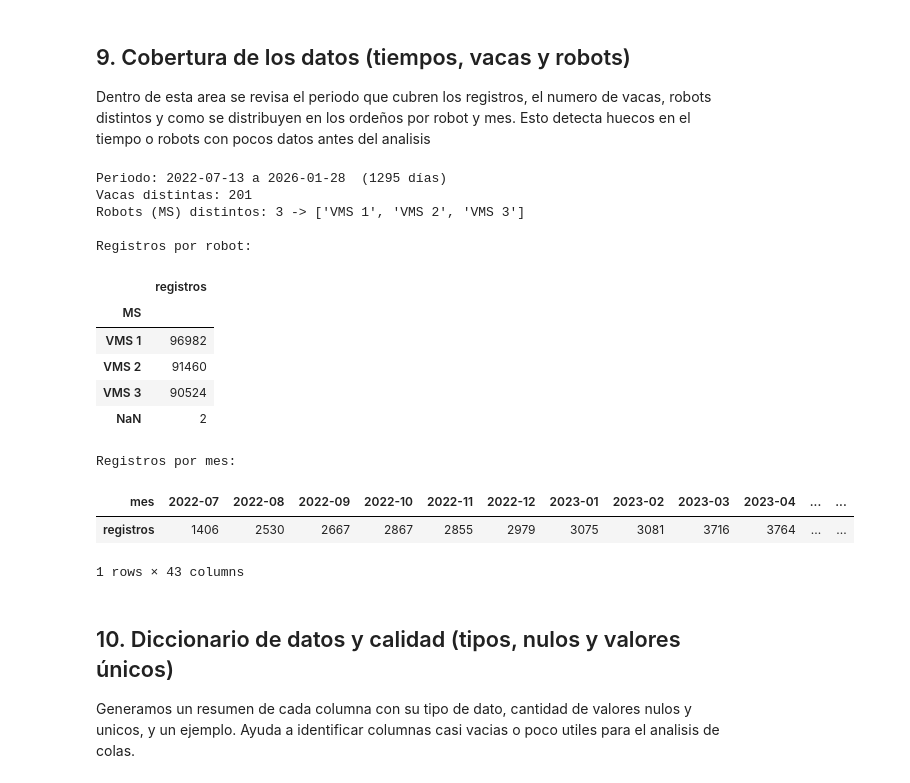
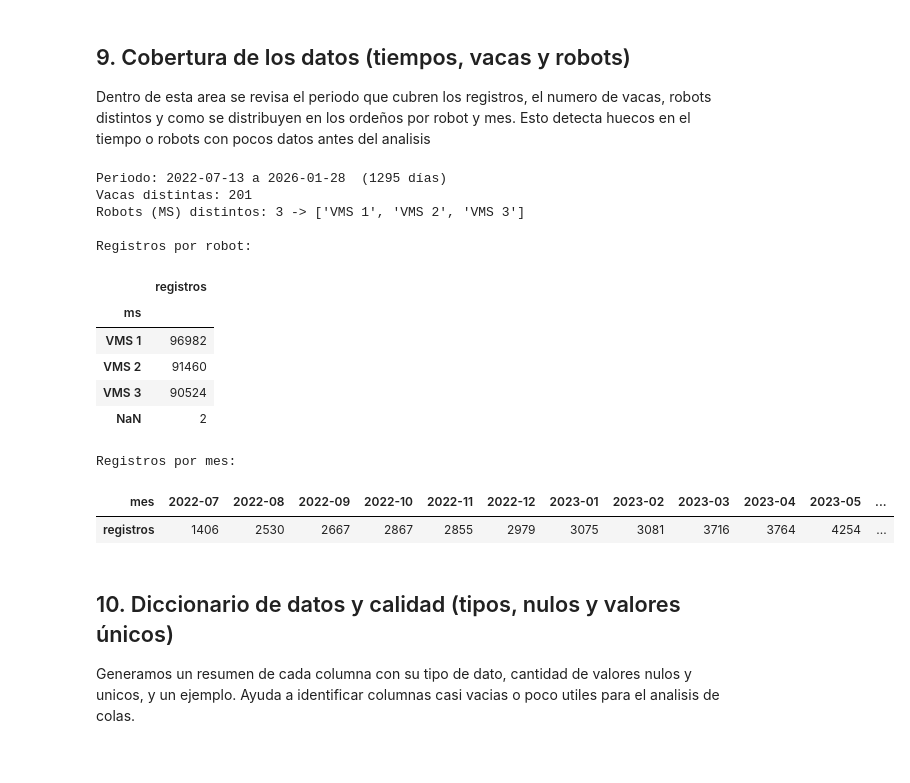
Before and after one commit to kamimartinez/VMS-prediction, a Jupyter notebook: DataUnderstanding.ipynb, the cells around one changed output. Saved outputs shown, nothing was run; the diff lists cells and outputs as text; code cells hidden in the pictures.

```diff
--- a/DataUnderstanding.ipynb
+++ b/DataUnderstanding.ipynb
@@ -217,5 +342,7 @@ def show_details(lista_concentrado, lista_produccion_leche):
       display(produccionesLecheSesion.head())
   else:
       print("No se encontraron archivos de Producción de Leche.")
+
+  return concentradoConsumido, produccionesLecheSesion
 # %%
 lista_concentrado, lista_produccion_leche = read_detailed_data()
@@ -249,0 +357,2 @@ Total de filas: 278968 | Columnas: ['Hora de inicio', 'Número de ordeño', 'Dur
+# %%
+concentradoConsumido, prodLecheSesion = show_details(lista_concentrado, lista_produccion_leche)
@@ -285,18 +412,18 @@ def a_min(serie):
   s = s.str.split(" ").str[-1]
   return pd.to_timedelta(s, errors= "coerce").dt.total_seconds() / 60
 
-df["Hora de inicio"] = pd.to_datetime(df["Hora de inicio"], errors="coerce")
-df["duracion_min"] = a_min(df["Duración (mm:ss)"])
-df["intervalo_min"] = a_min(df['Intervalo de ordeño (hh:mm)'])
+df["hora_inicio"] = pd.to_datetime(df["hora_inicio"], errors="coerce")
+df["duracion_min"] = a_min(df["duracion"])
+df["intervalo_min"] = a_min(df['intervalo_ordenio'])
 
-df["fecha"] = df["Hora de inicio"].dt.date
-df["hora"] = df["Hora de inicio"].dt.hour
-df["dia_semana"] = df["Hora de inicio"].dt.day_of_week
-df["mes"] = df["Hora de inicio"].dt.to_period("M")
+df["fecha"] = df["hora_inicio"].dt.date
+df["hora"] = df["hora_inicio"].dt.hour
+df["dia_semana"] = df["hora_inicio"].dt.day_of_week
+df["mes"] = df["hora_inicio"].dt.to_period("M")
 
 print("Duraciones no convertibles:", df["duracion_min"].isna().sum())
 print("Intervalos no convertibles:", df["intervalo_min"].isna().sum())
-df[["Hora de inicio", "Duración (mm:ss)", "duracion_min", "Intervalo de ordeño (hh:mm)", "intervalo_min"]].head()
+df[["hora_inicio", "duracion", "duracion_min", "intervalo_ordenio", "intervalo_min"]].head()
 # %% [output]
 Duraciones no convertibles: 0
 Intervalos no convertibles: 0
@@ -311,32 +438,31 @@ Intervalos no convertibles: 0
 
 Dentro de esta area se revisa el periodo que cubren los registros, el numero de vacas, robots distintos y como se distribuyen en los ordeños por robot y mes. Esto detecta huecos en el tiempo o robots con pocos datos antes del analisis
 # %%
-inicio, fin = df["Hora de inicio"].min(), df["Hora de inicio"].max()
+inicio, fin = df["hora_inicio"].min(), df["hora_inicio"].max()
 print(f"Periodo: {inicio:%Y-%m-%d} a {fin:%Y-%m-%d}  ({(fin - inicio).days} días)")
-print(f"Vacas distintas: {df['ID_Vaca'].nunique()}")
-print(f"Robots (MS) distintos: {df['MS'].nunique()} -> {sorted(df['MS'].dropna().unique())}")
+print(f"Vacas distintas: {df['id_vaca'].nunique()}")
+print(f"Robots (MS) distintos: {df['ms'].nunique()} -> {sorted(df['ms'].dropna().unique())}")
 
 print("\nRegistros por robot:")
-display(df["MS"].value_counts(dropna=False).to_frame("registros"))
+display(df["ms"].value_counts(dropna=False).to_frame("registros"))
 
 print("Registros por mes:")
 display(df.groupby("mes").size().to_frame("registros").T)
 # %% [output]
 Periodo: 2022-07-13 a 2026-01-28  (1295 días)
 Vacas distintas: 201
 Robots (MS) distintos: 3 -> ['VMS 1', 'VMS 2', 'VMS 3']
 
 Registros por robot:
 |  | registros |
-| MS |  |
+| ms |  |
 | VMS 1 | 96982 |
 | VMS 2 | 91460 |
 | VMS 3 | 90524 |
 | NaN | 2 |
 Registros por mes:
-| mes | 2022-07 | 2022-08 | 2022-09 | 2022-10 | 2022-11 | 2022-12 | 2023-01 | 2023-02 | 2023-03 | 2023-04 | ... | ... |
-| registros | 1406 | 2530 | 2667 | 2867 | 2855 | 2979 | 3075 | 3081 | 3716 | 3764 | ... | ... |
+| mes | 2022-07 | 2022-08 | 2022-09 | 2022-10 | 2022-11 | 2022-12 | 2023-01 | 2023-02 | 2023-03 | 2023-04 | 2023-05 | ... |
+| registros | 1406 | 2530 | 2667 | 2867 | 2855 | 2979 | 3075 | 3081 | 3716 | 3764 | 4254 | ... |
-1 rows × 43 columns
 # %% [markdown]
 ## 10. Diccionario de datos y calidad (tipos, nulos y valores únicos)
 
```
Also changed, not shown: parts of 21 cells of this notebook.
